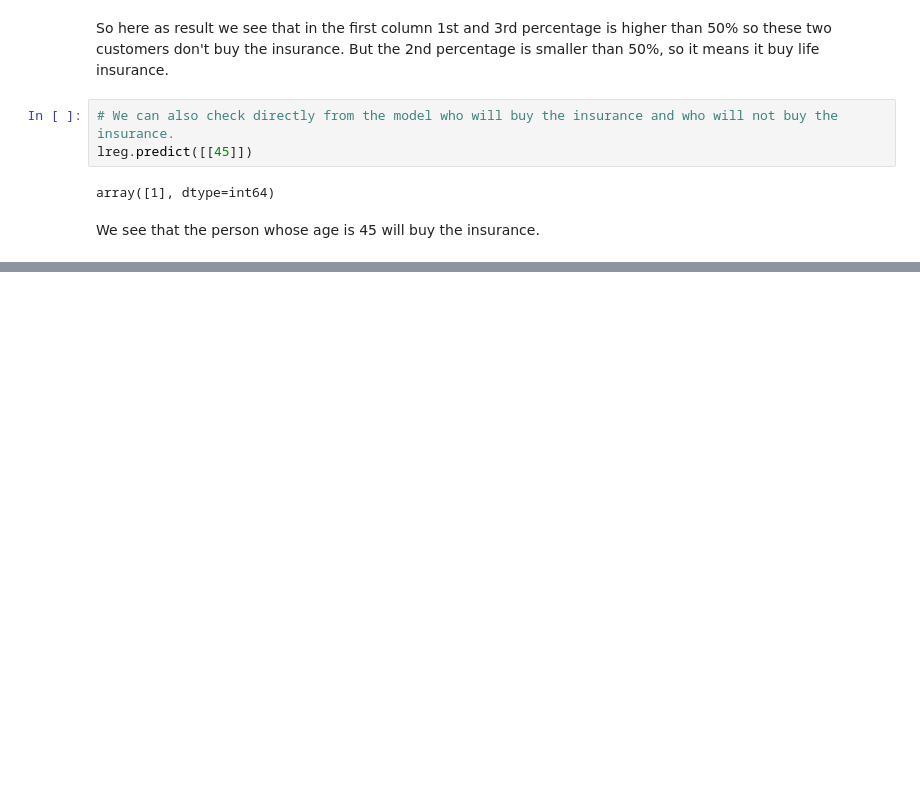
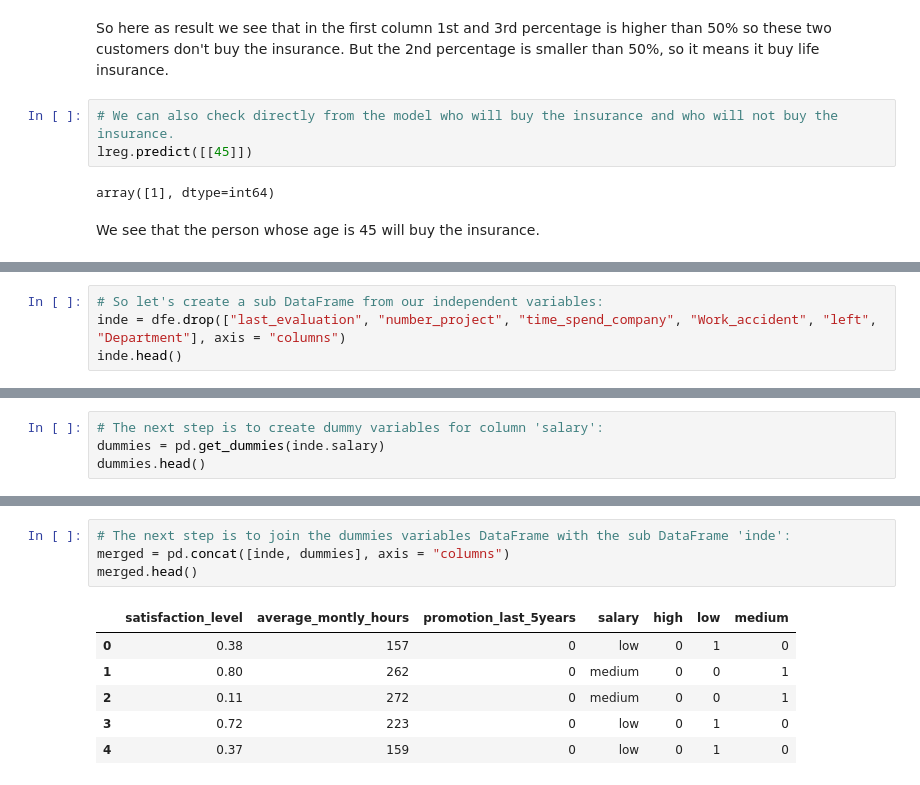
Before and after one commit to mujtabaSultani01/Machine_Learning, a Jupyter notebook: Logistic Regression_7/Logistic Regression (ML-7).ipynb, the cells around one changed output, grey strips where cells are left out. Cells and saved outputs as stored; diff of their text form; blank space fills up the shorter version.

```diff
--- a/Logistic Regression_7/Logistic Regression (ML-7).ipynb
+++ b/Logistic Regression_7/Logistic Regression (ML-7).ipynb
@@ -104,0 +181,4 @@ We see that the person whose age is 45 will buy the insurance.
+# %%
+# So let's create a sub DataFrame from our independent variables:
+inde = dfe.drop(["last_evaluation", "number_project", "time_spend_company", "Work_accident", "left", "Department"], axis = "columns")
+inde.head()
@@ -104,0 +192,4 @@ We see that the person whose age is 45 will buy the insurance.
+# %%
+# The next step is to create dummy variables for column 'salary':
+dummies = pd.get_dummies(inde.salary)
+dummies.head()
@@ -104,0 +203,11 @@ We see that the person whose age is 45 will buy the insurance.
+# %%
+# The next step is to join the dummies variables DataFrame with the sub DataFrame 'inde':
+merged = pd.concat([inde, dummies], axis = "columns")
+merged.head()
+# %% [output]
+|  | satisfaction_level | average_montly_hours | promotion_last_5years | salary | high | low | medium |
+| 0 | 0.38 | 157 | 0 | low | 0 | 1 | 0 |
+| 1 | 0.80 | 262 | 0 | medium | 0 | 0 | 1 |
+| 2 | 0.11 | 272 | 0 | medium | 0 | 0 | 1 |
+| 3 | 0.72 | 223 | 0 | low | 0 | 1 | 0 |
+| 4 | 0.37 | 159 | 0 | low | 0 | 1 | 0 |
```
Also changed, not shown: parts of 23 cells of this notebook, 1 other file.
